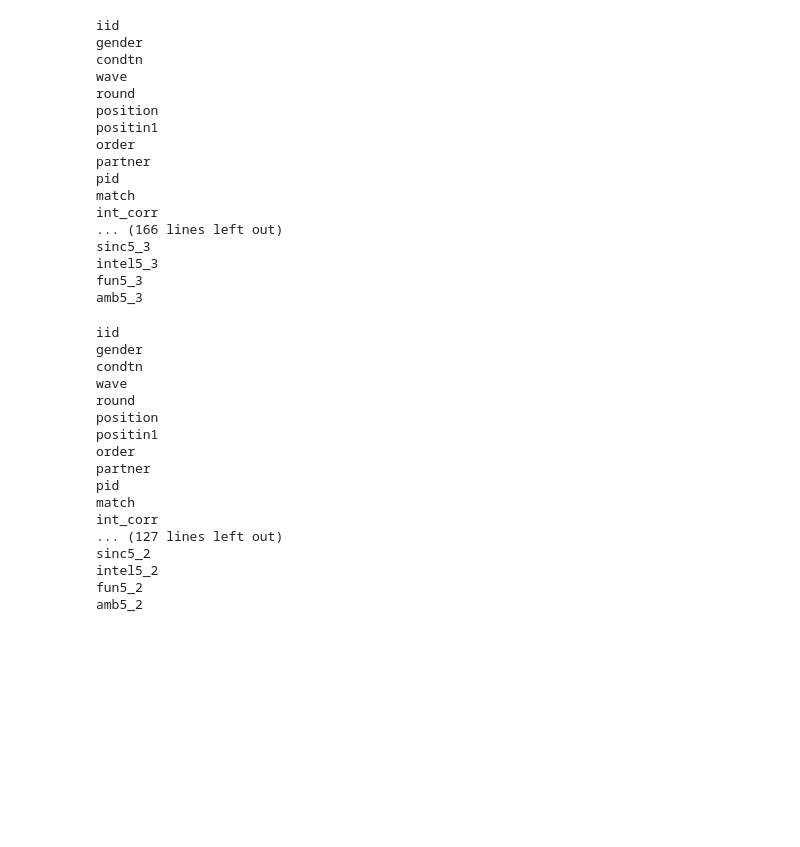
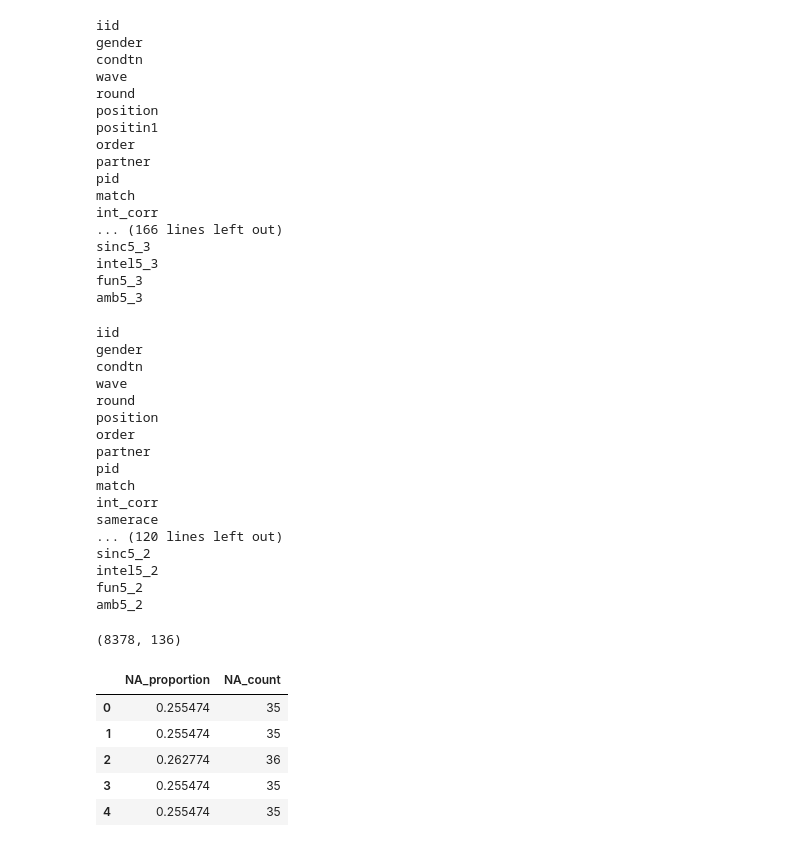
Before and after one commit to arielktran/SpeedDating, a Jupyter notebook: Ariel_Code.ipynb, the cells around one changed output. Saved outputs shown, nothing was run; the diff lists cells and outputs as text; code cells hidden in the pictures; blank space fills up the shorter version.

```diff
--- a/Ariel_Code.ipynb
+++ b/Ariel_Code.ipynb
@@ -87,7 +90,9 @@ clean_df = clean_df.drop(['you_call', 'them_cal', 'date_3', 'numdat_3', 'num_in_
                           'fun4_3', 'amb4_3', 'shar4_3', 'attr2_3', 'sinc2_3',
                           'intel2_3', 'fun2_3', 'amb2_3', 'shar2_3', 'attr3_3',
                           'sinc3_3', 'intel3_3', 'fun3_3', 'amb3_3', 'attr5_3',
-                          'sinc5_3', 'intel5_3', 'fun5_3', 'amb5_3'], axis = 1)
+                          'sinc5_3', 'intel5_3', 'fun5_3', 'amb5_3',
+
+                          'positin1', 'undergra', 'mn_sat', 'tuition', 'income', 'expnum', 'field_cd', 'career_c'], axis = 1)
 
 for i in clean_df.columns:
     print(i)
@@ -98,14 +103,34 @@ condtn
 wave
 round
 position
-positin1
 order
 partner
 pid
 match
 int_corr
-... (127 lines left out)
+samerace
+... (120 lines left out)
 sinc5_2
 intel5_2
 fun5_2
 amb5_2
+# %%
+# checking missing by row/participant
+
+# df that records number of missing values by row
+df_clean_row_na = pd.DataFrame(clean_df.isna().sum(axis = 1))
+print(clean_df.shape)
+df_clean_row_na['NA_proportion'] = df_clean_row_na[0] / 137
+df_clean_row_na['NA_count'] = df_clean_row_na[0]
+df_clean_row_na = df_clean_row_na.drop(0, axis = 1)
+
+# df that records number of missing values by row as a percentage
+(df_clean_row_na).head()
+# %% [output]
+(8378, 136)
+|  | NA_proportion | NA_count |
+| 0 | 0.255474 | 35 |
+| 1 | 0.255474 | 35 |
+| 2 | 0.262774 | 36 |
+| 3 | 0.255474 | 35 |
+| 4 | 0.255474 | 35 |
```
Also changed, not shown: parts of 13 cells of this notebook.
